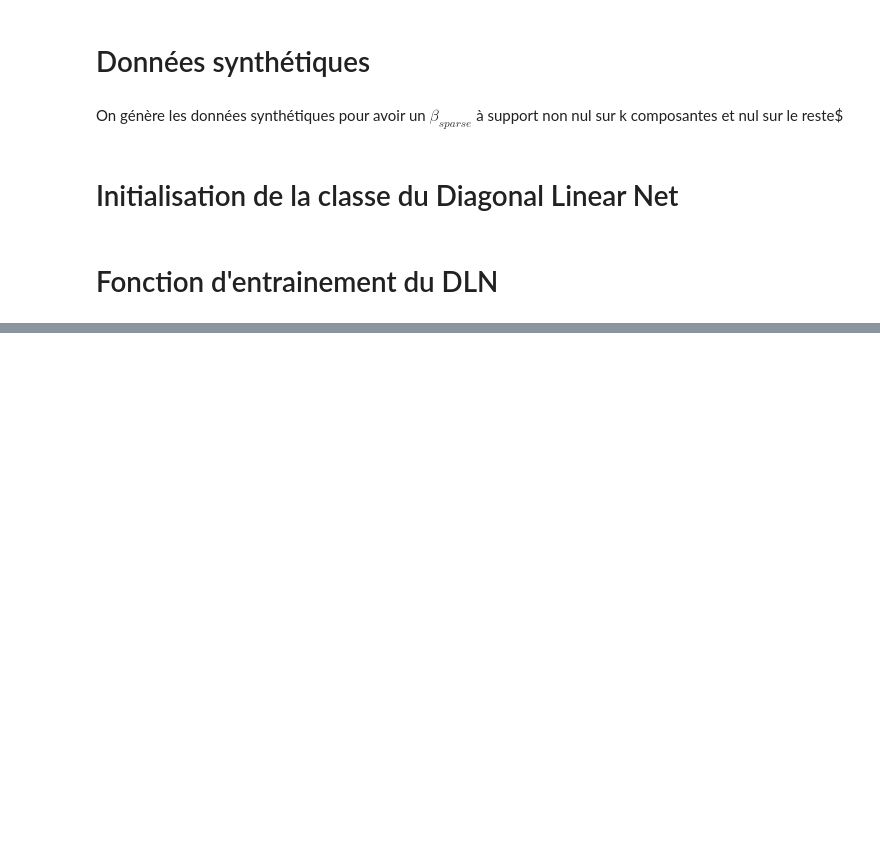
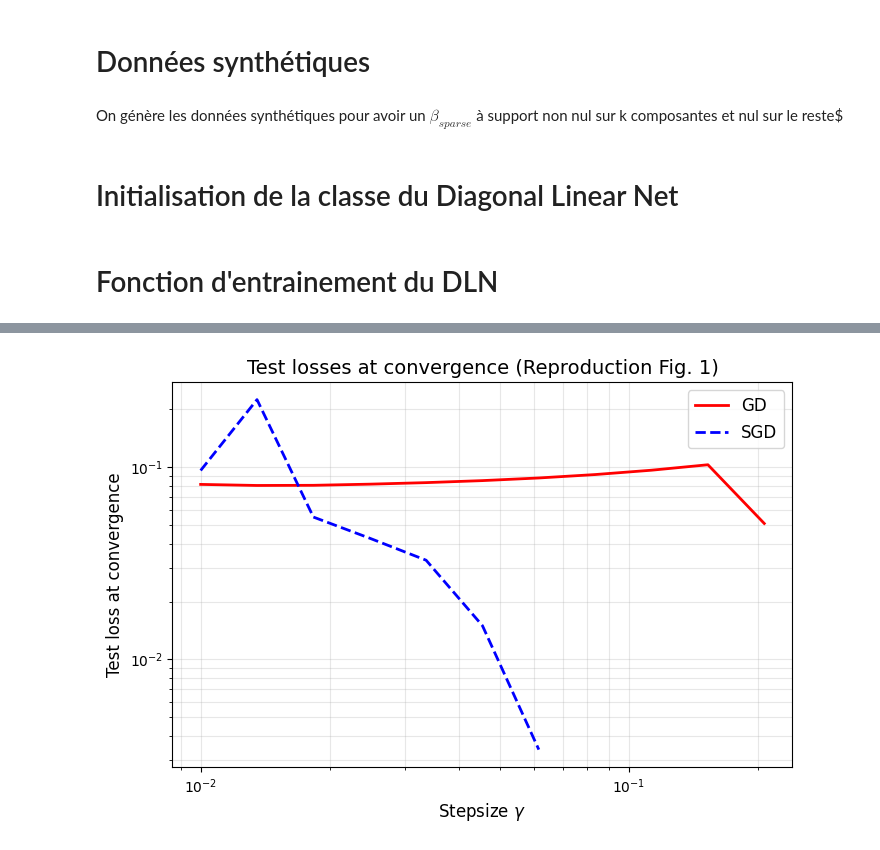
Before and after one commit to produit-scalaire/Projet_TDL, a Jupyter notebook: main.ipynb, the cells around one changed output, grey strips where cells are left out. Cells and saved outputs as stored; diff of their text form; code cells hidden in the pictures; blank space fills up the shorter version.

```diff
--- a/main.ipynb
+++ b/main.ipynb
@@ -13,6 +13,13 @@ import torchvision
 
 import numpy as np
 import matplotlib.pyplot as plt
+
+if torch.cuda.is_available():
+    device = torch.device("cuda")
+elif torch.backends.mps.is_available():
+    device = torch.device("mps")
+else:
+    device = torch.device("cpu")
 # %% [markdown]
 # Données synthétiques
 # %% [markdown]
@@ -67,12 +66,12 @@ class DLN(nn.Module):
             min_dim = min(self.fc1.in_features, self.fc1.out_features)
 
             if self.uniform:
-                vals = torch.full((min_dim,), self.alpha)
+                vals = torch.full((min_dim,), self.alpha, device=self.fc1.weight.device)
 
             else:
-                vals = torch.rand(min_dim) * 2 * self.alpha
+                vals = torch.rand(min_dim, device=self.fc1.weight.device) * 2 * self.alpha
 
-            indices = torch.arange(min_dim)
+            indices = torch.arange(min_dim, device=self.fc1.weight.device)
             self.fc1.weight[indices, indices] = vals
     def forward(self, x):
         x = self.fc1(x)
@@ -81,7 +80,7 @@ class DLN(nn.Module):
 # %% [markdown]
 # Fonction d'entrainement du DLN
 # %%
-def train_dln(model, X, y, lr, epochs, mode='gd', batch_size=None):
+def train_dln(model, X, y, lr, epochs, mode='gd', batch_size=None, threshold=1e-5):
     criterion = nn.MSELoss()
 
     if mode == 'sgd' and batch_size is None:
@@ -89,7 +88,7 @@ def train_dln(model, X, y, lr, epochs, mode='gd', batch_size=None):
 
     optimizer = optim.SGD(model.parameters(), lr=lr)
 
-    losses = []
+    mask = torch.eye(model.fc1.weight.shape[0], device=device)
 
     if mode == 'gd':
         data_loader = [(X, y)]
@@ -98,15 +97,19 @@ def train_dln(model, X, y, lr, epochs, mode='gd', batch_size=None):
         data_loader = torch.utils.data.DataLoader(dataset, batch_size=batch_size, shuffle=True)
 
     for epoch in range(epochs):
-        epoch_loss = 0
         for batch_X, batch_y in data_loader:
             optimizer.zero_grad()
             output = model(batch_X)
             loss = criterion(output, batch_y)
             loss.backward()
+
+
+            with torch.no_grad():
+                model.fc1.weight.grad *= mask
+
             optimizer.step()
-            epoch_loss += loss.item() * batch_X.size(0)
 
-        losses.append(epoch_loss / X.size(0))
+        if loss.item() < threshold:
+            break
 
-    return losses
+    return model
@@ -112,0 +164,13 @@ def train_dln(model, X, y, lr, epochs, mode='gd', batch_size=None):
+# %%
+plt.figure(figsize=(8, 5))
+plt.loglog(stepsizes, test_losses_gd, 'r-', label='GD', linewidth=2)
+plt.loglog(stepsizes, test_losses_sgd, 'b--', label='SGD', linewidth=2)
+
+plt.xlabel('Stepsize $\gamma$', fontsize=12)
+plt.ylabel('Test loss at convergence', fontsize=12)
+plt.title('Test losses at convergence (Reproduction Fig. 1)', fontsize=14)
+plt.legend(fontsize=12)
+plt.grid(True, which="both", ls="-", alpha=0.3)
+plt.show()
+# %% [output]
+[figure, added]
```
Also changed, not shown: parts of 5 cells of this notebook.
